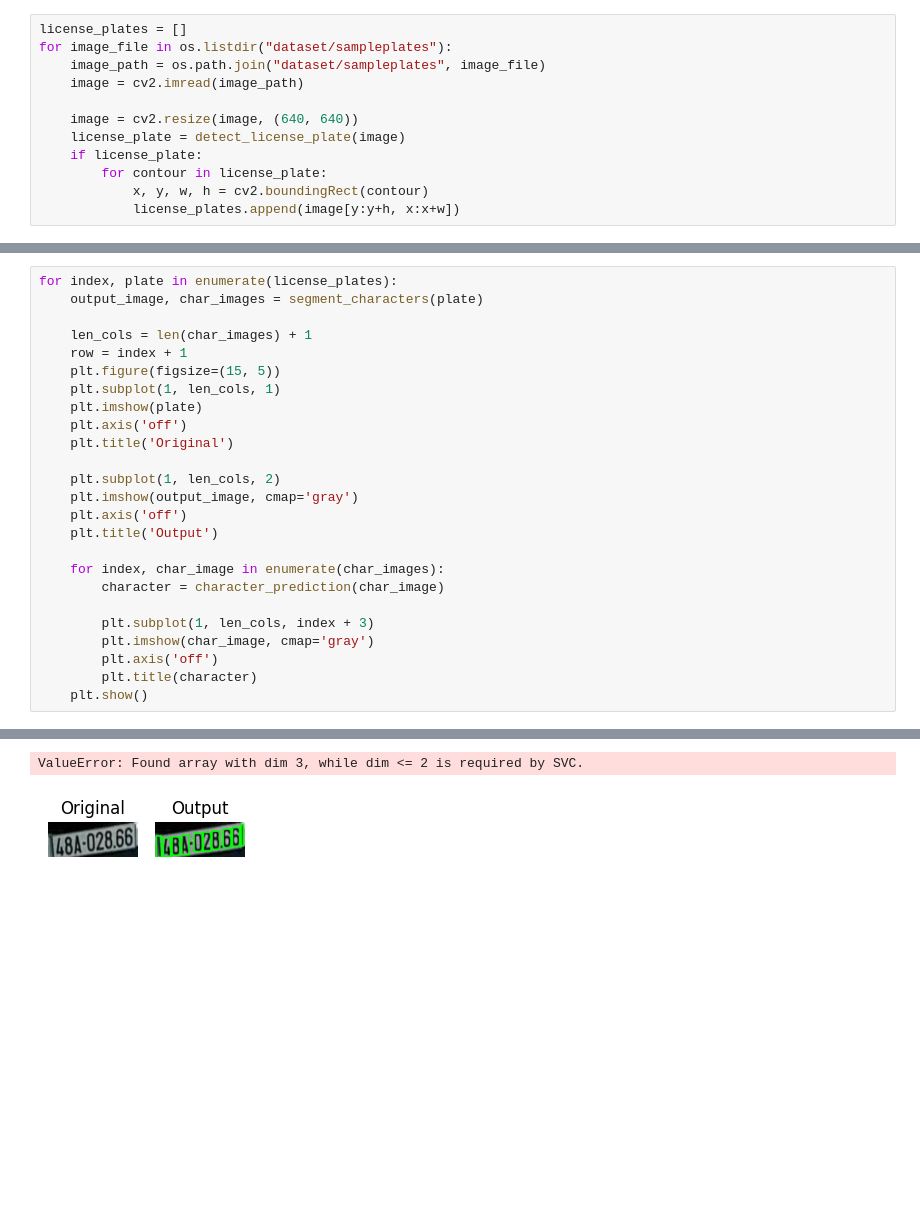
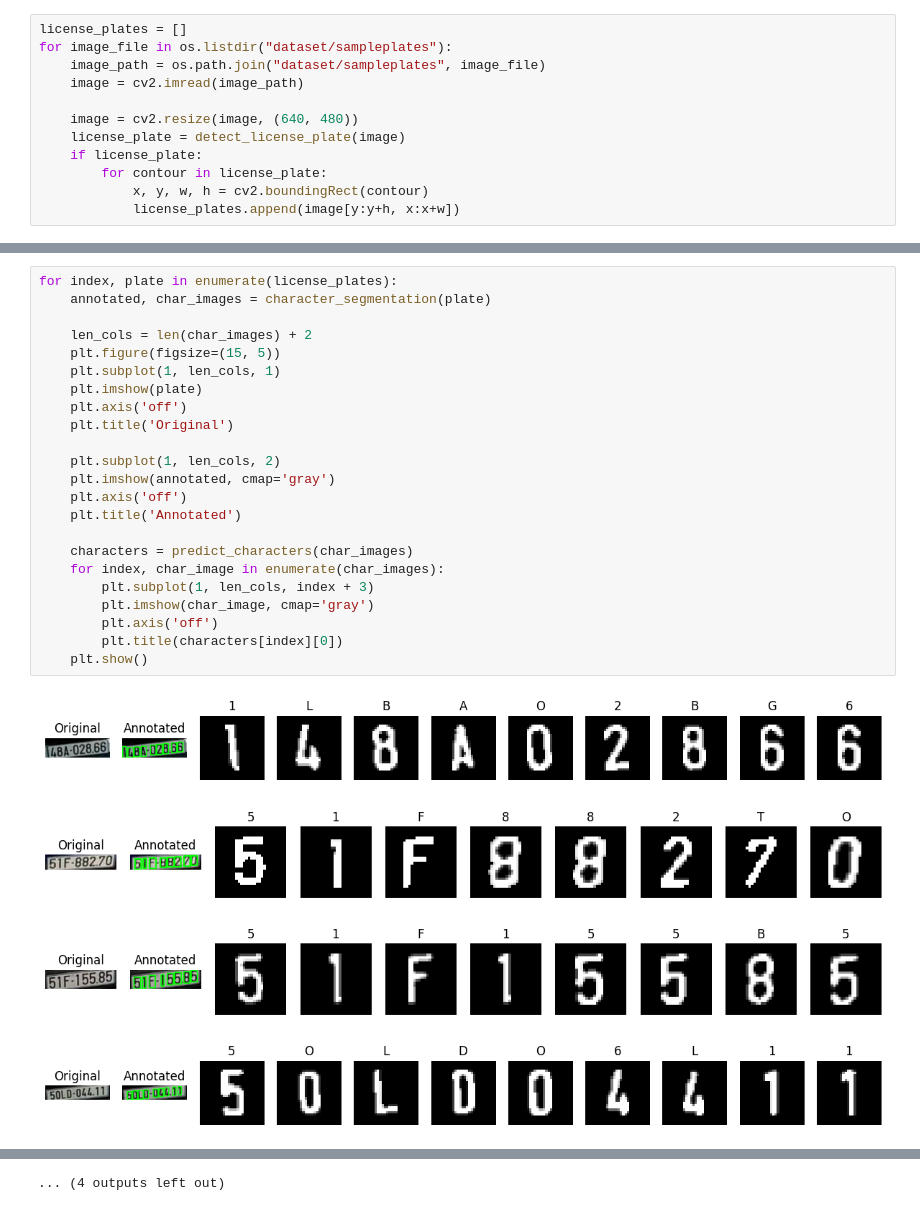
Before and after one commit to lzhoang2801/VietnamLicensePlateRecognition, a Jupyter notebook: evaluate/license_plate_character_segmentation.ipynb, the cells around one changed output, grey strips where cells are left out. Cells and saved outputs as stored; diff of their text form; blank space fills up the shorter version.

Commit message:
Improve character segmentation

```diff
--- a/evaluate/license_plate_character_segmentation.ipynb
+++ b/evaluate/license_plate_character_segmentation.ipynb
@@ -23,7 +13,7 @@ for image_file in os.listdir("dataset/sampleplates"):
     image_path = os.path.join("dataset/sampleplates", image_file)
     image = cv2.imread(image_path)
 
-    image = cv2.resize(image, (640, 640))
+    image = cv2.resize(image, (640, 480))
     license_plate = detect_license_plate(image)
     if license_plate:
         for contour in license_plate:
@@ -86,26 +22,28 @@ def segment_characters(image):
 # %%
 for index, plate in enumerate(license_plates):
-    output_image, char_images = segment_characters(plate)
+    annotated, char_images = character_segmentation(plate)
 
-    len_cols = len(char_images) + 1
-    row = index + 1
+    len_cols = len(char_images) + 2
     plt.figure(figsize=(15, 5))
     plt.subplot(1, len_cols, 1)
     plt.imshow(plate)
     plt.axis('off')
     plt.title('Original')
 
     plt.subplot(1, len_cols, 2)
-    plt.imshow(output_image, cmap='gray')
+    plt.imshow(annotated, cmap='gray')
     plt.axis('off')
-    plt.title('Output')
+    plt.title('Annotated')
 
+    characters = predict_characters(char_images)
     for index, char_image in enumerate(char_images):
-        character = character_prediction(char_image)
-
         plt.subplot(1, len_cols, index + 3)
         plt.imshow(char_image, cmap='gray')
         plt.axis('off')
-        plt.title(character)
+        plt.title(characters[index][0])
     plt.show()
 # %% [output]
+[figure, new version]
+[figure, added]
+[figure, added]
+[figure, added]
@@ -112,2 +58 @@ for index, plate in enumerate(license_plates):
-ValueError: Found array with dim 3, while dim <= 2 is required by SVC.
+... (4 outputs left out)
-[figure, old version]
```
Also changed, not shown: parts of 4 cells of this notebook, 2 other files.
